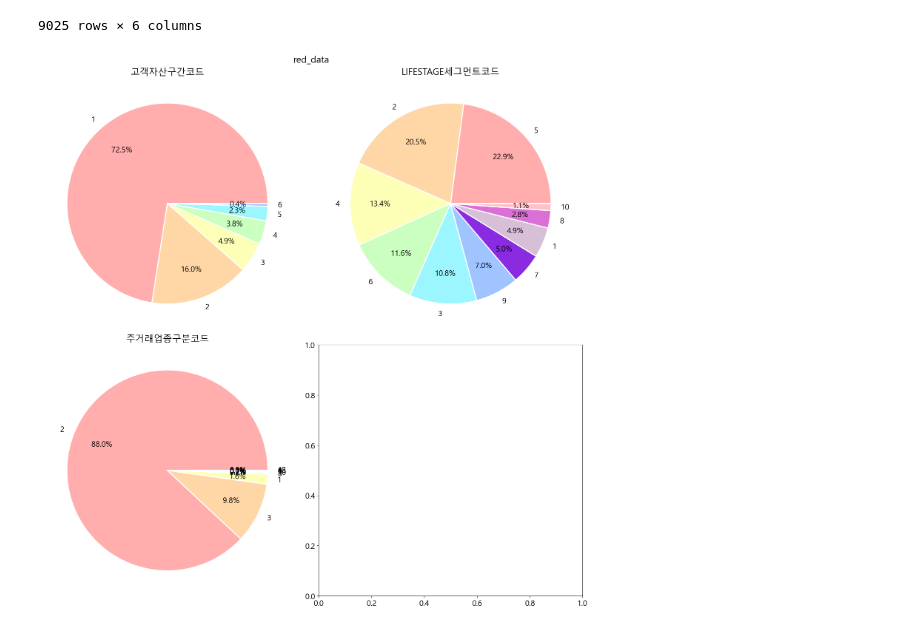
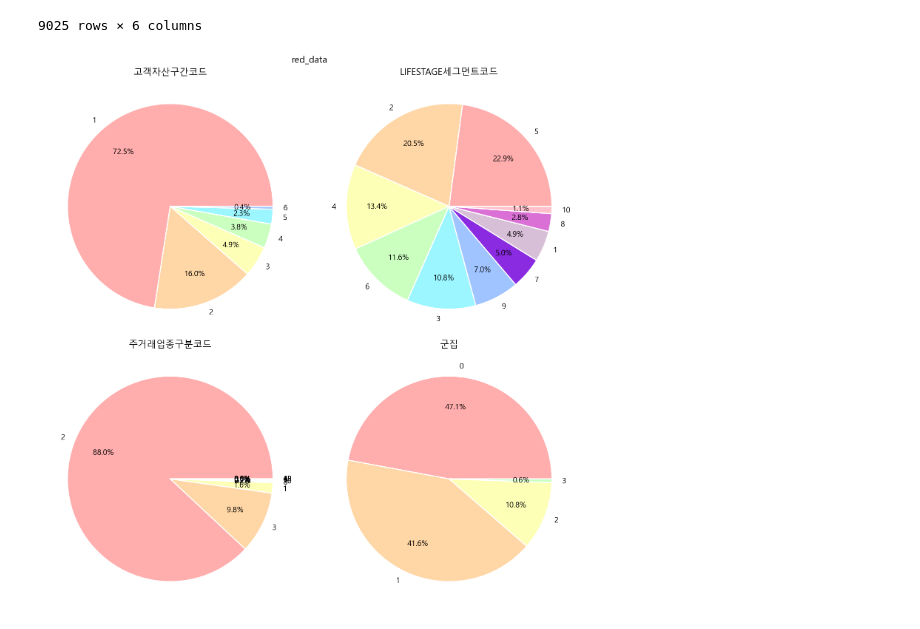
Before and after one commit to Dirtfy/NH_Project, a Jupyter notebook: test.ipynb, the cells around one changed output. Cells and saved outputs as stored; diff of their text form; code cells hidden in the pictures.

Commit message:
cluster add

```diff
--- a/test.ipynb
+++ b/test.ipynb
@@ -451,7 +455,7 @@ cus_ifo_1=cus_ifo_1.loc[cus_ifo_1['bse_ym']==202206]
 df = cus_ifo_1
 del_list = []
 for i in tqdm(df.columns):
-    del_list += list(df[df[i].isin([99, np.inf, -np.inf , np.nan, "_"])].index)
+    del_list += list(df[df[i].isin([99, "_"])].index)
 
 new_df = df.drop(del_list).copy()
 new_df.reset_index(drop=True,inplace=True)
@@ -594,25 +588,30 @@ cus_red
 # %%
 fig, axs=plt.subplots(2,2,figsize=(15,15), constrained_layout=True)
 fig.suptitle('red_data')
 
 #첫 번째 그래프
 colors=['#ffadad', '#ffd6a5', '#fdffb6', '#caffbf', '#9bf6ff', '#a0c4ff', '#8a2be2', '#D8BFD8', '#DA70D6', '#FFC0CB', '#D2691E']
 wedgeprops={'edgecolor':'w', 'linewidth':2}
 
 cus_red_aet=cus_red['cus_aet_stn_cd'].value_counts()
 axs[0, 0].pie(cus_red_aet, labels=cus_red_aet.index, autopct='%.1f%%', pctdistance=0.7, wedgeprops=wedgeprops, colors=colors)
 axs[0, 0].set_title('고객자산구간코드')
 
 #두 번째 그래프
 cus_red_isg=cus_red['lsg_sgm_cd'].value_counts()
 axs[0, 1].pie(cus_red_isg, labels=cus_red_isg.index, autopct='%.1f%%', pctdistance=0.7, wedgeprops=wedgeprops, colors=colors)
 axs[0, 1].set_title('LIFESTAGE세그먼트코드')
 
 #세 번째 그래프
 cus_red_mrz=cus_red['mrz_pdt_tp_sgm_cd'].value_counts()
 axs[1, 0].pie(cus_red_mrz, labels=cus_red_mrz.index, autopct='%.1f%%', pctdistance=0.7, wedgeprops=wedgeprops, colors=colors)
 axs[1, 0].set_title('주거래업종구분코드')
 
+#네 번째 그래프
+cus_red_cluster=cus_red['cluster'].value_counts()
+axs[1, 1].pie(cus_red_cluster, labels=cus_red_cluster.index, autopct='%.1f%%', pctdistance=0.7, wedgeprops=wedgeprops, colors=colors)
+axs[1, 1].set_title('군집')
+
 plt.show()
 # %% [output]
-[figure, old version]
+[figure, new version]
```
Also changed, not shown: parts of 12 cells of this notebook, 1 other file.
